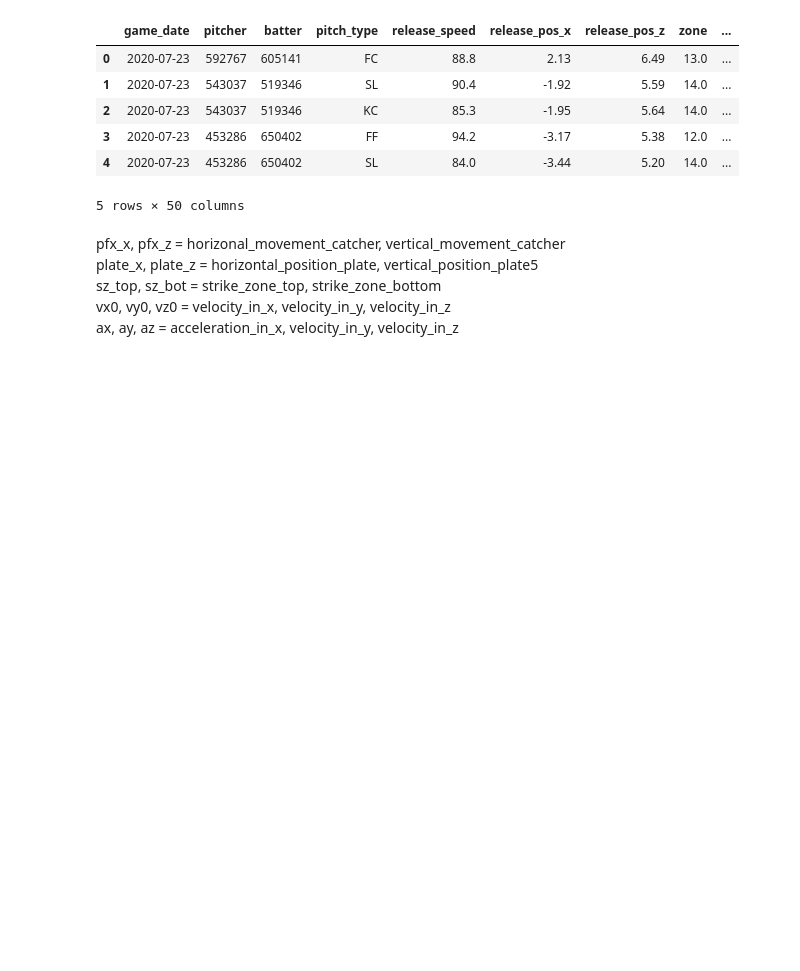
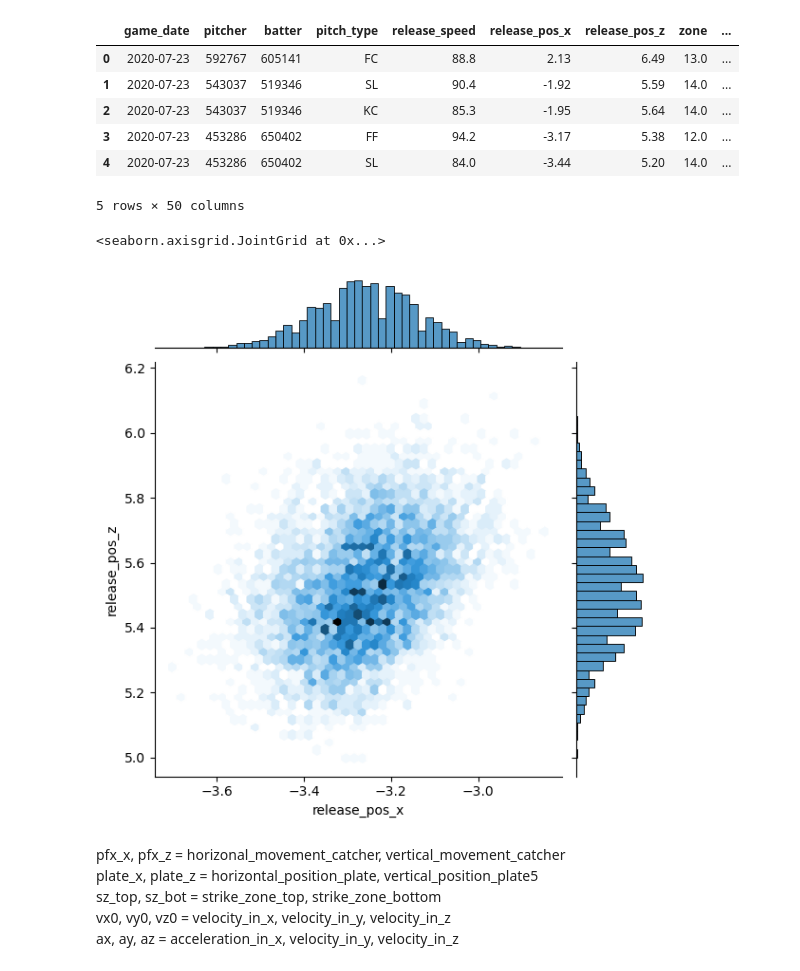
Before and after one commit to yaobviously/nick_wan_home_runs, a Jupyter notebook: nick_wan_swing.ipynb, the cells around one changed output. Cells and saved outputs as stored; diff of their text form; code cells hidden in the pictures; blank space fills up the shorter version.

```diff
--- a/nick_wan_swing.ipynb
+++ b/nick_wan_swing.ipynb
@@ -155,6 +94,49 @@ df['below_szbot'] = (df['sz_bot'] >= df['plate_z']).astype(int)
 
 # simple binary for 'over plate' when it crosses plate
 df['over_plate'] = abs(df['plate_x']) <= 0.83
+# %%
+# unique pitches dict -> how many pitches does each pitcher have?
+unique_pitches_dict = df.groupby('pitcher')['pitch_type'].nunique().to_dict()
+df['pitcher_unique_pitches'] = df['pitcher'].map(unique_pitches_dict)
+
+# pitch type pitch percentage by pitcher
+pitch_type_df = df.groupby('pitcher')['pitch_type'].value_counts(normalize=True).reset_index(name='percentage')
+pitch_type_dict = pitch_type_df.set_index(['pitcher', 'pitch_type'])['percentage'].to_dict()
+df['pitch_type_perc'] = [pitch_type_dict[(x, y)] for x, y in zip(df['pitcher'], df['pitch_type'])]
+# %%
+# determining pitcher handedness using the release x coordinate
+df['pitcher_release_median'] = df.groupby('pitcher')['release_pos_x'].transform(lambda x: x.median())
+df['pitcher_distance_from_median'] = df['release_pos_x'].sub(df['pitcher_release_median'])
+df['pitcher_handedness'] = np.where(df['pitcher_release_median'] <=0, 1, 0)
+# %%
+# calculating z score of pitch velocity in the y dimension for
+# each pitcher and pitch-type
+df['pitch_speed_z_score'] = (
+    df
+    .groupby(['pitcher', 'pitch_type'])['vy0']
+    .transform(lambda x: (x - x.mean()) / x.std())
+)
+
+# calc'ing z score of acceleration in y dimension for
+# each pitcher and pitch type
+df['pitch_yacceleration_z_score'] = (
+    df
+    .groupby(['pitcher', 'pitch_type'])['ay']
+    .transform(lambda x: (x - x.mean()) / x.std())
+)
+
+# same calc for z dimension
+df['pitch_zacceleration_z_score'] = (
+    df
+    .groupby(['pitcher', 'pitch_type'])['az']
+    .transform(lambda x: (x - x.mean()) / x.std())
+)
+# %%
+# plotting release x, y joint plot, just inspecting data etc
+sns.jointplot(x='release_pos_x', y='release_pos_z', data=df[df['pitcher'] == 453286], kind='hex')
+# %% [output]
+<seaborn.axisgrid.JointGrid at 0x...>
+[figure, added]
 # %%
 # since the dataset game_dates do not overlap, i'll create some expanding statistics
 # for each player. i will fillna as if i know nothing and use only the expanding
```
Also changed, not shown: parts of 20 cells of this notebook.
